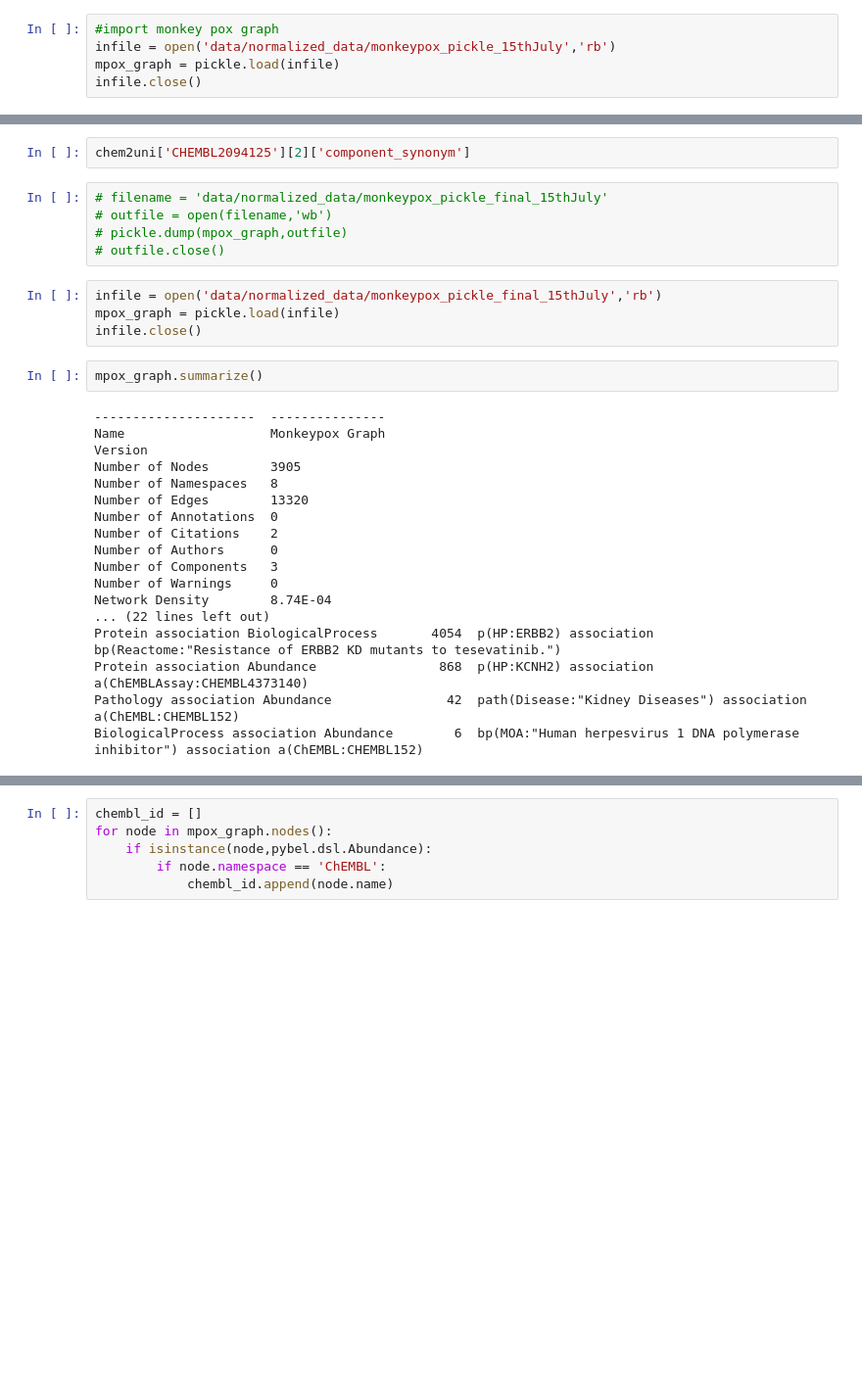
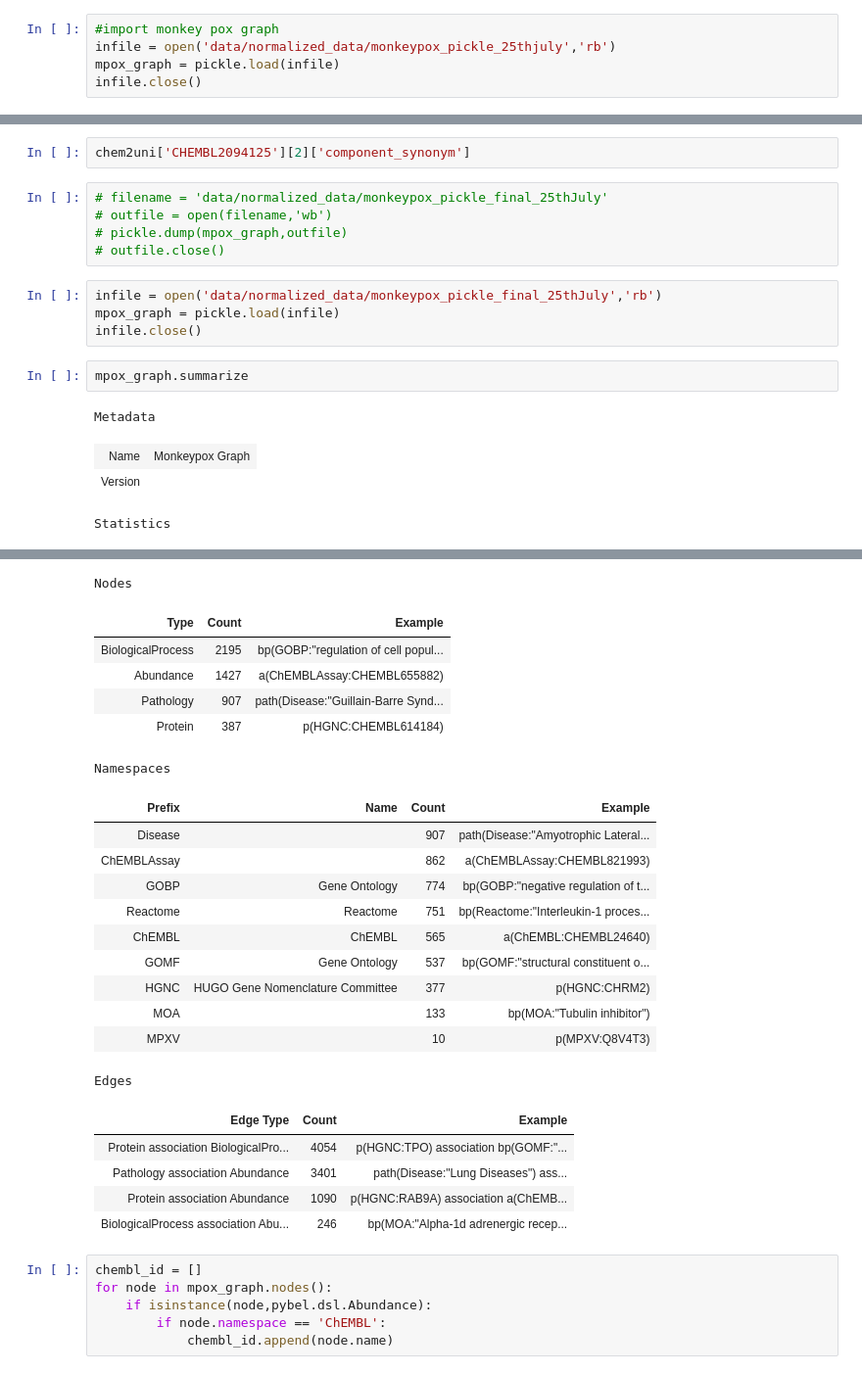
Before and after one commit to Fraunhofer-ITMP/BY-COVID-KG, a Jupyter notebook: Monkeypox_Final.ipynb, the cells around one changed output, grey strips where cells are left out. Shown at 98% size. Saved outputs shown, nothing was run; the diff lists cells and outputs as text; blank space fills up the shorter version.

```diff
--- a/Monkeypox_Final.ipynb
+++ b/Monkeypox_Final.ipynb
@@ -514,7 +410,7 @@ to_jupyter(mpox_graph)
 # pickle.dump(mpox_graph,outfile)
 # %%
 #import monkey pox graph
-infile = open('data/normalized_data/monkeypox_pickle_15thJuly','rb')
+infile = open('data/normalized_data/monkeypox_pickle_25thjuly','rb')
 mpox_graph = pickle.load(infile)
 infile.close()
 # %%
@@ -817,31 +613,18 @@ mpox_graph = chem2gene2path_rel(chem2uni,mpox_graph)
 # %%
 chem2uni['CHEMBL2094125'][2]['component_synonym']
 # %%
-# filename = 'data/normalized_data/monkeypox_pickle_final_15thJuly'
+# filename = 'data/normalized_data/monkeypox_pickle_final_25thJuly'
 # outfile = open(filename,'wb')
 # pickle.dump(mpox_graph,outfile)
 # outfile.close()
 # %%
-infile = open('data/normalized_data/monkeypox_pickle_final_15thJuly','rb')
+infile = open('data/normalized_data/monkeypox_pickle_final_25thJuly','rb')
 mpox_graph = pickle.load(infile)
 infile.close()
 # %%
-mpox_graph.summarize()
+mpox_graph.summarize
 # %% [output]
----------------------  ---------------
-Name                   Monkeypox Graph
-Version
-Number of Nodes        3905
-Number of Namespaces   8
-Number of Edges        13320
-Number of Annotations  0
-Number of Citations    2
-Number of Authors      0
-Number of Components   3
-Number of Warnings     0
-Network Density        8.74E-04
-... (22 lines left out)
-Protein association BiologicalProcess       4054  p(HP:ERBB2) association bp(Reactome:"Resistance of ERBB2 KD mutants to tesevatinib.")
-Protein association Abundance                868  p(HP:KCNH2) association a(ChEMBLAssay:CHEMBL4373140)
-Pathology association Abundance               42  path(Disease:"Kidney Diseases") association a(ChEMBL:CHEMBL152)
-BiologicalProcess association Abundance        6  bp(MOA:"Human herpesvirus 1 DNA polymerase inhibitor") association a(ChEMBL:CHEMBL152)
+Metadata
+| Name | Monkeypox Graph |
+| Version |  |
+Statistics
@@ -848,3 +640,26 @@ BiologicalProcess association Abundance        6  bp(MOA:"Human herpesvirus 1 DN
+Nodes
+| Type | Count | Example |
+| BiologicalProcess | 2195 | bp(GOBP:"regulation of cell popul... |
+| Abundance | 1427 | a(ChEMBLAssay:CHEMBL655882) |
+| Pathology | 907 | path(Disease:"Guillain-Barre Synd... |
+| Protein | 387 | p(HGNC:CHEMBL614184) |
+Namespaces
+| Prefix | Name | Count | Example |
+| Disease |  | 907 | path(Disease:"Amyotrophic Lateral... |
+| ChEMBLAssay |  | 862 | a(ChEMBLAssay:CHEMBL821993) |
+| GOBP | Gene Ontology | 774 | bp(GOBP:"negative regulation of t... |
+| Reactome | Reactome | 751 | bp(Reactome:"Interleukin-1 proces... |
+| ChEMBL | ChEMBL | 565 | a(ChEMBL:CHEMBL24640) |
+| GOMF | Gene Ontology | 537 | bp(GOMF:"structural constituent o... |
+| HGNC | HUGO Gene Nomenclature Committee | 377 | p(HGNC:CHRM2) |
+| MOA |  | 133 | bp(MOA:"Tubulin inhibitor") |
+| MPXV |  | 10 | p(MPXV:Q8V4T3) |
+Edges
+| Edge Type | Count | Example |
+| Protein association BiologicalPro... | 4054 | p(HGNC:TPO) association bp(GOMF:"... |
+| Pathology association Abundance | 3401 | path(Disease:"Lung Diseases") ass... |
+| Protein association Abundance | 1090 | p(HGNC:RAB9A) association a(ChEMB... |
+| BiologicalProcess association Abu... | 246 | bp(MOA:"Alpha-1d adrenergic recep... |
 # %%
 chembl_id = []
 for node in mpox_graph.nodes():
```
Also changed, not shown: parts of 86 cells of this notebook, 4 other files.
